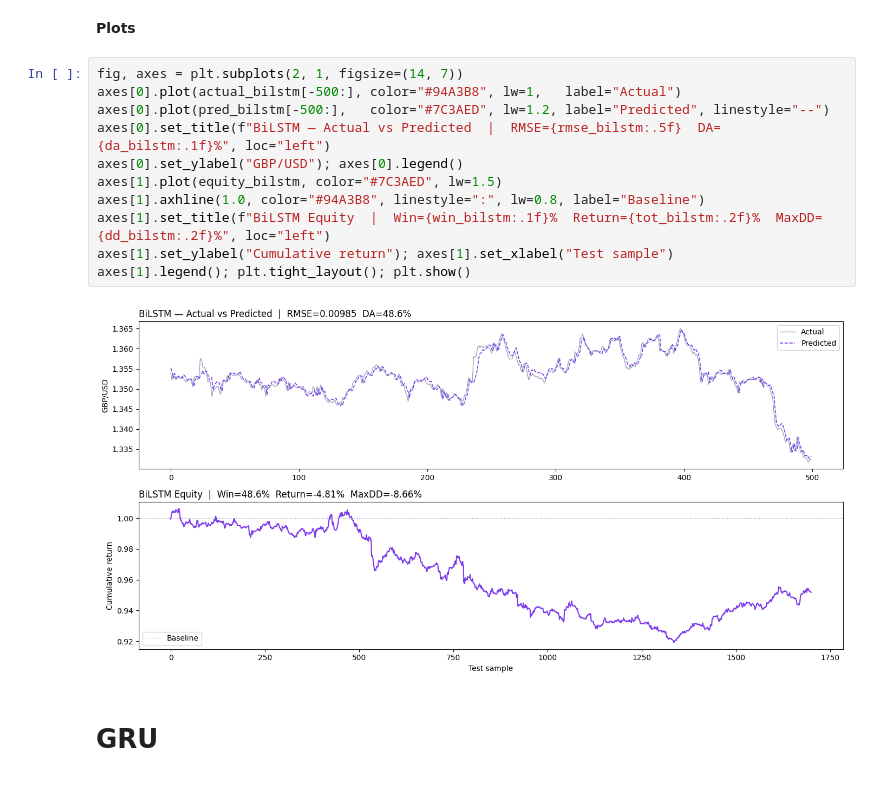
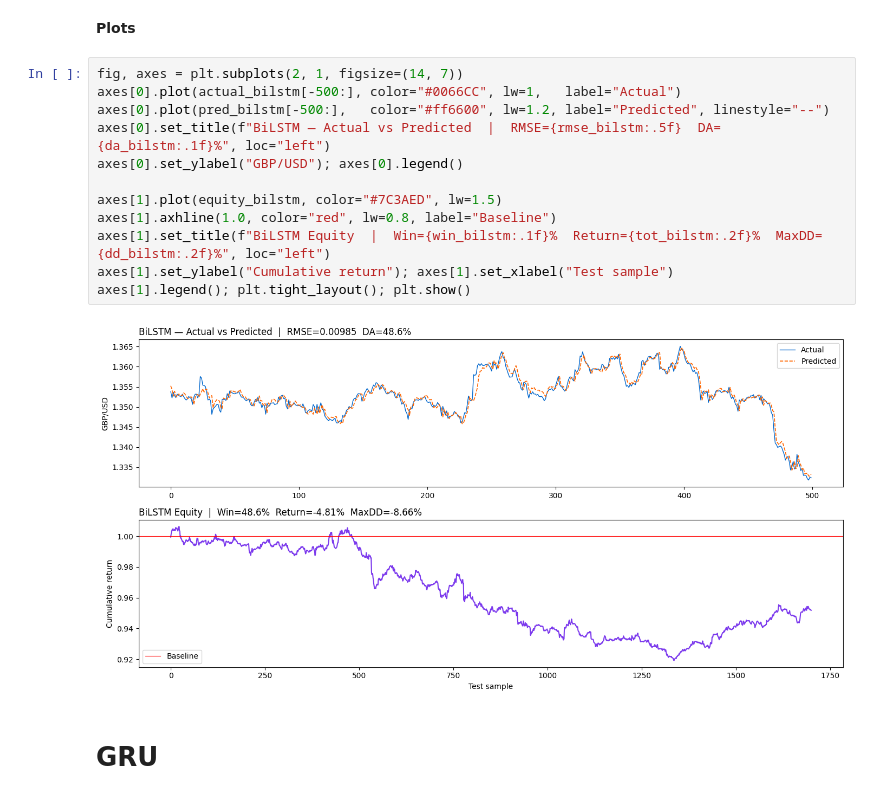
Before and after one commit to AmanuelDaget/GBPUSD-Foreign-Exchange-Price-Pridiction-Using-LSTM-GRU-BiLSTM, a Jupyter notebook: GBPUSD_Price_pridiction_Using_LSTM_GRU.ipynb, the cells around one changed output. Drawn from its saved outputs; the diff is of its cells as text.

```diff
--- a/GBPUSD_Price_pridiction_Using_LSTM_GRU.ipynb
+++ b/GBPUSD_Price_pridiction_Using_LSTM_GRU.ipynb
@@ -400,17 +402,18 @@ WinRate=48.6%  Return=-4.81%  MaxDD=-8.66%
 **Plots**
 # %%
 fig, axes = plt.subplots(2, 1, figsize=(14, 7))
-axes[0].plot(actual_bilstm[-500:], color="#94A3B8", lw=1,   label="Actual")
-axes[0].plot(pred_bilstm[-500:],   color="#7C3AED", lw=1.2, label="Predicted", linestyle="--")
+axes[0].plot(actual_bilstm[-500:], color="#0066CC", lw=1,   label="Actual")
+axes[0].plot(pred_bilstm[-500:],   color="#ff6600", lw=1.2, label="Predicted", linestyle="--")
 axes[0].set_title(f"BiLSTM — Actual vs Predicted  |  RMSE={rmse_bilstm:.5f}  DA={da_bilstm:.1f}%", loc="left")
 axes[0].set_ylabel("GBP/USD"); axes[0].legend()
+
 axes[1].plot(equity_bilstm, color="#7C3AED", lw=1.5)
-axes[1].axhline(1.0, color="#94A3B8", linestyle=":", lw=0.8, label="Baseline")
+axes[1].axhline(1.0, color="red", lw=0.8, label="Baseline")
 axes[1].set_title(f"BiLSTM Equity  |  Win={win_bilstm:.1f}%  Return={tot_bilstm:.2f}%  MaxDD={dd_bilstm:.2f}%", loc="left")
 axes[1].set_ylabel("Cumulative return"); axes[1].set_xlabel("Test sample")
 axes[1].legend(); plt.tight_layout(); plt.show()
 # %% [output]
-[figure, old version]
+[figure, new version]
 # %% [markdown]
 # **GRU**
 # %% [markdown]
```
Also changed, not shown: parts of 3 cells of this notebook.
